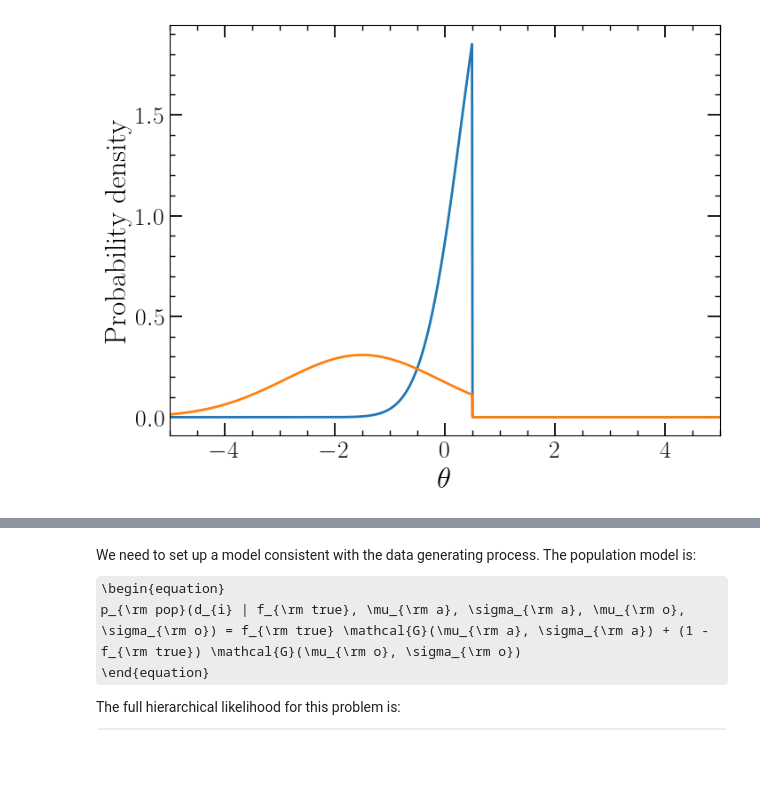
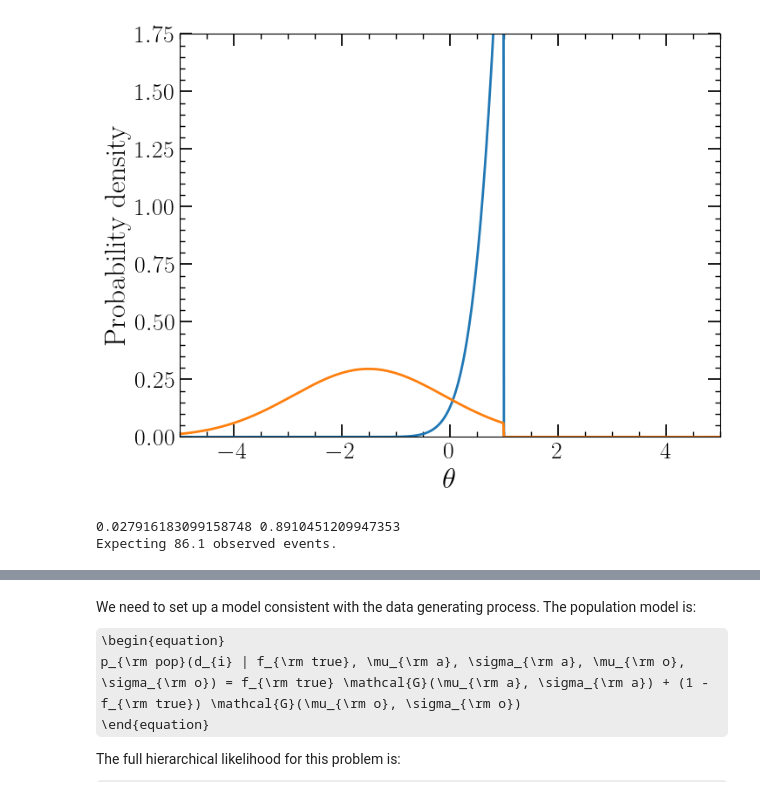
Before and after one commit to LucasPouw/darksirenpop, a Jupyter notebook: tutorial.ipynb, the cells around one changed output, grey strips where cells are left out. Drawn from its saved outputs; the diff is of its cells as text; code cells hidden in the pictures; some formulas as TeX source; blank space fills up the shorter version.

```diff
--- a/tutorial.ipynb
+++ b/tutorial.ipynb
@@ -14,34 +23,47 @@ make_nice_plots()
 # %%
 # --- Simulation parameters ---
-N = 100000                 # number of data points per experiment
-n_exp = int(1000)        # number of experiments
-f_true = 0.5            # true fraction
+N = 300                 # number of data points per experiment
+n_exp = int(10000)        # number of experiments
+f_true = 0.7            # true fraction
 
 # Define overlapping underlying distributions for x
-mu_a = 1.0
+mu_a = 2.0
 mu_o = -1.5
 sigma_a = 0.7           # Chosen for Sa values ~0.4-0.6 range/mean
 sigma_o = 1.4           # Chosen for So values ~0.2 mean
-theta_max = 0.5
+theta_max = 1
 theta_max_guess = 1  #theta_max
-theta_max_obs = 0  #theta_max
+theta_max_obs = 0.  #theta_max
 
 # TODO: implement these
 pop_a_true = lambda x: truncnorm.pdf(x, -np.inf, (theta_max - mu_a) / sigma_a, mu_a, sigma_a)
 pop_o_true = lambda x: truncnorm.pdf(x, -np.inf, (theta_max - mu_o) / sigma_o, mu_o, sigma_o)
 
 # pop_a_guess = pop_a_true
 # pop_o_guess = pop_o_true
 
 xx = np.linspace(-5, 5, 1000)
 plt.figure(figsize=(8,6))
 plt.plot(xx, pop_a_true(xx), linewidth=2)
 plt.plot(xx, pop_o_true(xx), linewidth=2)
 # plt.plot(xx, norm.pdf(xx, mu_o, sigma_o), linewidth=2)
 # plt.plot(xx, norm.pdf(xx, mu_a, sigma_a), linewidth=2)
 plt.ylabel('Probability density')
 plt.xlabel(r'$\theta$')
 plt.xlim(-5, 5)
+plt.ylim(0, 1.75)
 plt.show()
+
+tt = np.linspace(-100, min(5, theta_max_obs), 512*64+1)
+# pop_a_efficiency = efficiency(lambda x: truncnorm.pdf(x, loc=mu_a, scale=sigma_a, a=-np.inf, b=(theta_max_guess - mu_a) / sigma_a), lambda x: Pdet_stepfunc(x, theta_max_obs), ax=tt)
+# pop_o_efficiency = efficiency(lambda x: truncnorm.pdf(x, loc=mu_o, scale=sigma_o, a=-np.inf, b=(theta_max_guess - mu_o) / sigma_o), lambda x: Pdet_stepfunc(x, theta_max_obs), ax=tt)
+# print(pop_a_efficiency, pop_o_efficiency)
+pop_a_efficiency = truncnorm.cdf(theta_max_obs, loc=mu_a, scale=sigma_a, a=-np.inf, b=(theta_max_guess - mu_a) / sigma_a)
+pop_o_efficiency = truncnorm.cdf(theta_max_obs, loc=mu_o, scale=sigma_o, a=-np.inf, b=(theta_max_guess - mu_o) / sigma_o)
+print(pop_a_efficiency, pop_o_efficiency)
+total_efficiency = f_true * pop_a_efficiency + (1 - f_true) * pop_o_efficiency
+print(f'Expecting {N * total_efficiency:.1f} observed events.')
 # %% [output]
-[figure, old version]
+[figure, new version]
+0.027916183099158748 0.8910451209947353
+Expecting 86.1 observed events.
```
Also changed, not shown: parts of 12 cells of this notebook, 12 other files.
